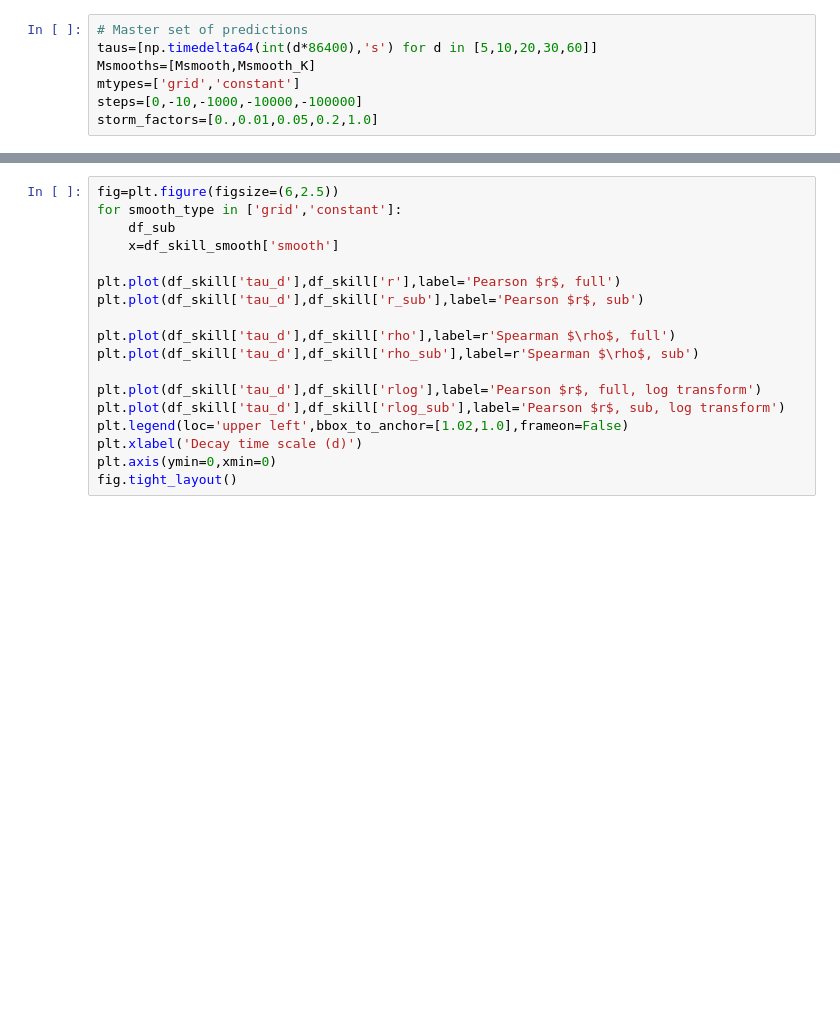
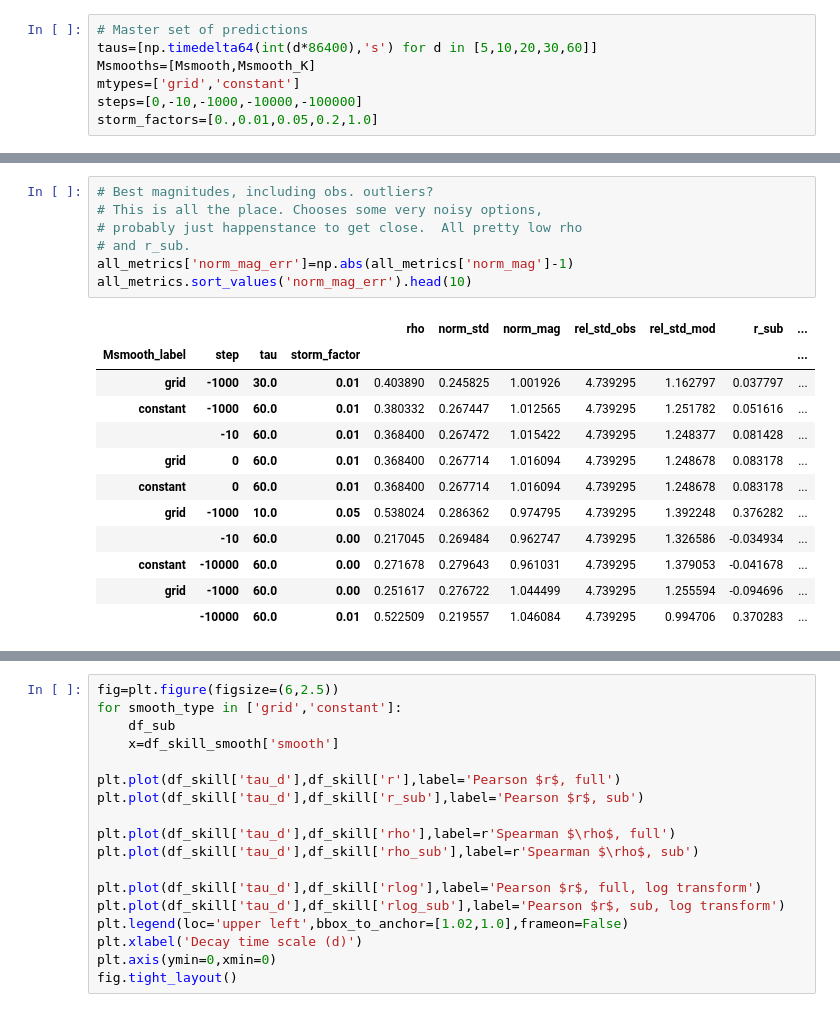
Before and after one commit to rustychris/microplastic_sfbay, a Jupyter notebook: postprocess/postproc_nosql_v01_dask.ipynb, the cells around one changed output, grey strips where cells are left out. Drawn from its saved outputs; the diff is of its cells as text; blank space fills up the shorter version.

```diff
--- a/postprocess/postproc_nosql_v01_dask.ipynb
+++ b/postprocess/postproc_nosql_v01_dask.ipynb
@@ -747,0 +488,20 @@ df_skill_smooth
+# %%
+# Best magnitudes, including obs. outliers?
+# This is all the place. Chooses some very noisy options,
+# probably just happenstance to get close.  All pretty low rho
+# and r_sub.
+all_metrics['norm_mag_err']=np.abs(all_metrics['norm_mag']-1)
+all_metrics.sort_values('norm_mag_err').head(10)
+# %% [output]
+|  |  |  |  | rho | norm_std | norm_mag | rel_std_obs | rel_std_mod | r_sub | ... |
+| Msmooth_label | step | tau | storm_factor |  |  |  |  |  |  | ... |
+| grid | -1000 | 30.0 | 0.01 | 0.403890 | 0.245825 | 1.001926 | 4.739295 | 1.162797 | 0.037797 | ... |
+| constant | -1000 | 60.0 | 0.01 | 0.380332 | 0.267447 | 1.012565 | 4.739295 | 1.251782 | 0.051616 | ... |
+|  | -10 | 60.0 | 0.01 | 0.368400 | 0.267472 | 1.015422 | 4.739295 | 1.248377 | 0.081428 | ... |
+| grid | 0 | 60.0 | 0.01 | 0.368400 | 0.267714 | 1.016094 | 4.739295 | 1.248678 | 0.083178 | ... |
+| constant | 0 | 60.0 | 0.01 | 0.368400 | 0.267714 | 1.016094 | 4.739295 | 1.248678 | 0.083178 | ... |
+| grid | -1000 | 10.0 | 0.05 | 0.538024 | 0.286362 | 0.974795 | 4.739295 | 1.392248 | 0.376282 | ... |
+|  | -10 | 60.0 | 0.00 | 0.217045 | 0.269484 | 0.962747 | 4.739295 | 1.326586 | -0.034934 | ... |
+| constant | -10000 | 60.0 | 0.00 | 0.271678 | 0.279643 | 0.961031 | 4.739295 | 1.379053 | -0.041678 | ... |
+| grid | -1000 | 60.0 | 0.00 | 0.251617 | 0.276722 | 1.044499 | 4.739295 | 1.255594 | -0.094696 | ... |
+|  | -10000 | 60.0 | 0.01 | 0.522509 | 0.219557 | 1.046084 | 4.739295 | 0.994706 | 0.370283 | ... |
```
Also changed, not shown: parts of 31 cells of this notebook, 1 other file.
